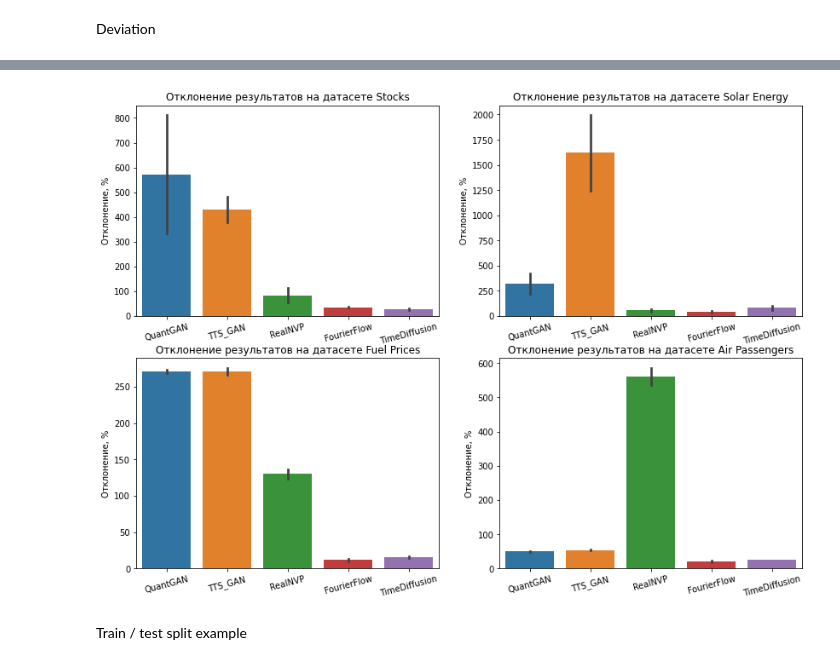
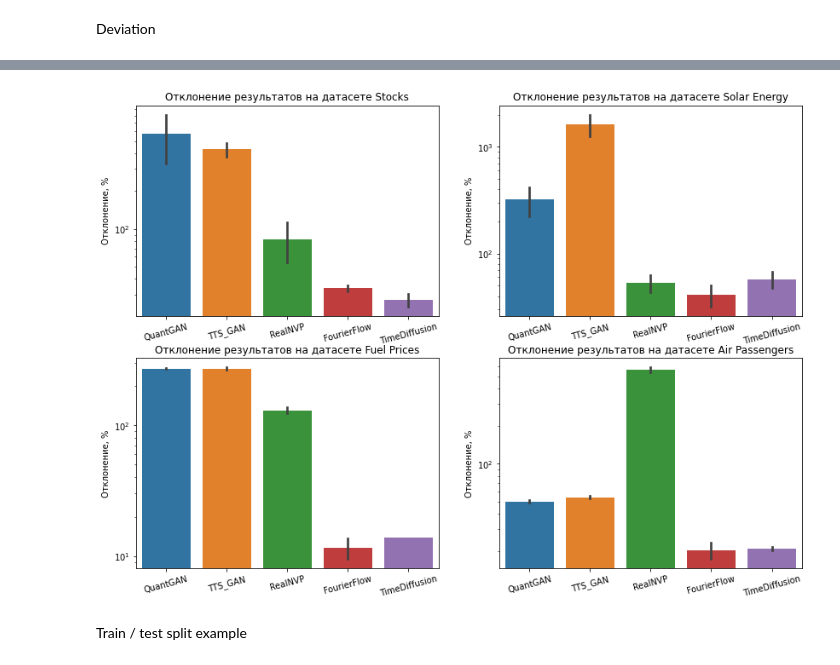
Before and after one commit to timetoai/TimeDiffusion_synth, a Jupyter notebook: results_visualization.ipynb, the cells around one changed output, grey strips where cells are left out. Cells and saved outputs as stored; diff of their text form; code cells hidden in the pictures.

```diff
--- a/results_visualization.ipynb
+++ b/results_visualization.ipynb
@@ -374,14 +374,15 @@ devs
 # %%
 fig, axs = plt.subplots(2, 2, figsize=(14, 10))
 ds_name_extension = {"se": "Solar Energy", "hsm": "Stocks", "fp": "Fuel Prices", "ap": "Air Passengers"}
 for i, dataset in enumerate(("hsm", "se", "fp", "ap")):
     sns.barplot(data=devs[devs.dataset == dataset], x="synth_model", y="deviation", ax=axs[i // 2][i % 2])
     axs[i // 2][i % 2].set_title(f"Отклонение результатов на датасете {ds_name_extension[dataset]}")
     axs[i // 2][i % 2].set_ylabel("Отклонение, %")
     axs[i // 2][i % 2].set_xlabel("")
     axs[i // 2][i % 2].set_xticklabels(axs[i // 2][i % 2].get_xticklabels(), rotation=15)
+    axs[i // 2][i % 2].set_yscale("log")
 # %% [output]
-[figure, old version]
+[figure, new version]
 # %% [markdown]
 Train / test split example
 # %%
```
Also changed, not shown: parts of 10 cells of this notebook, 12 other files.
